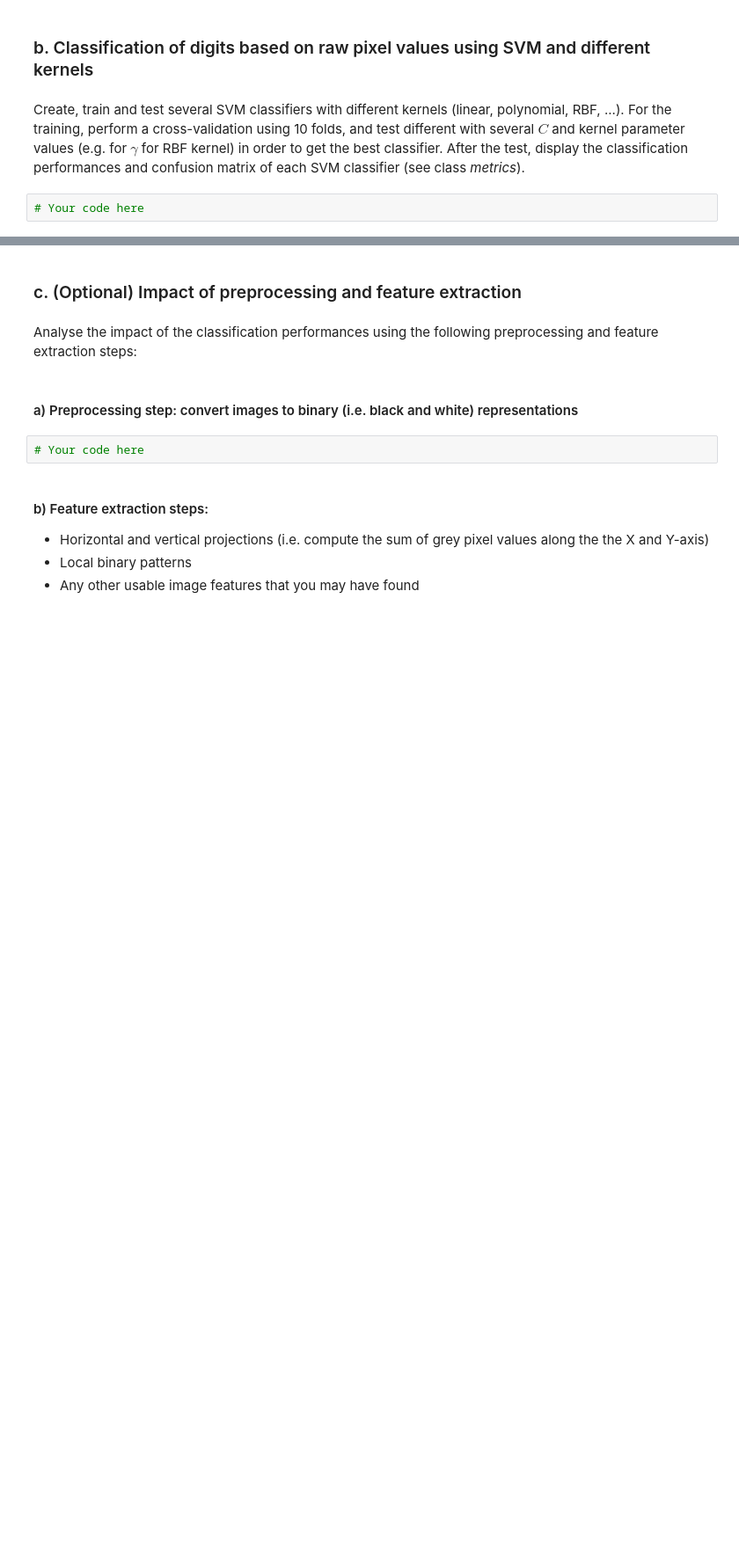
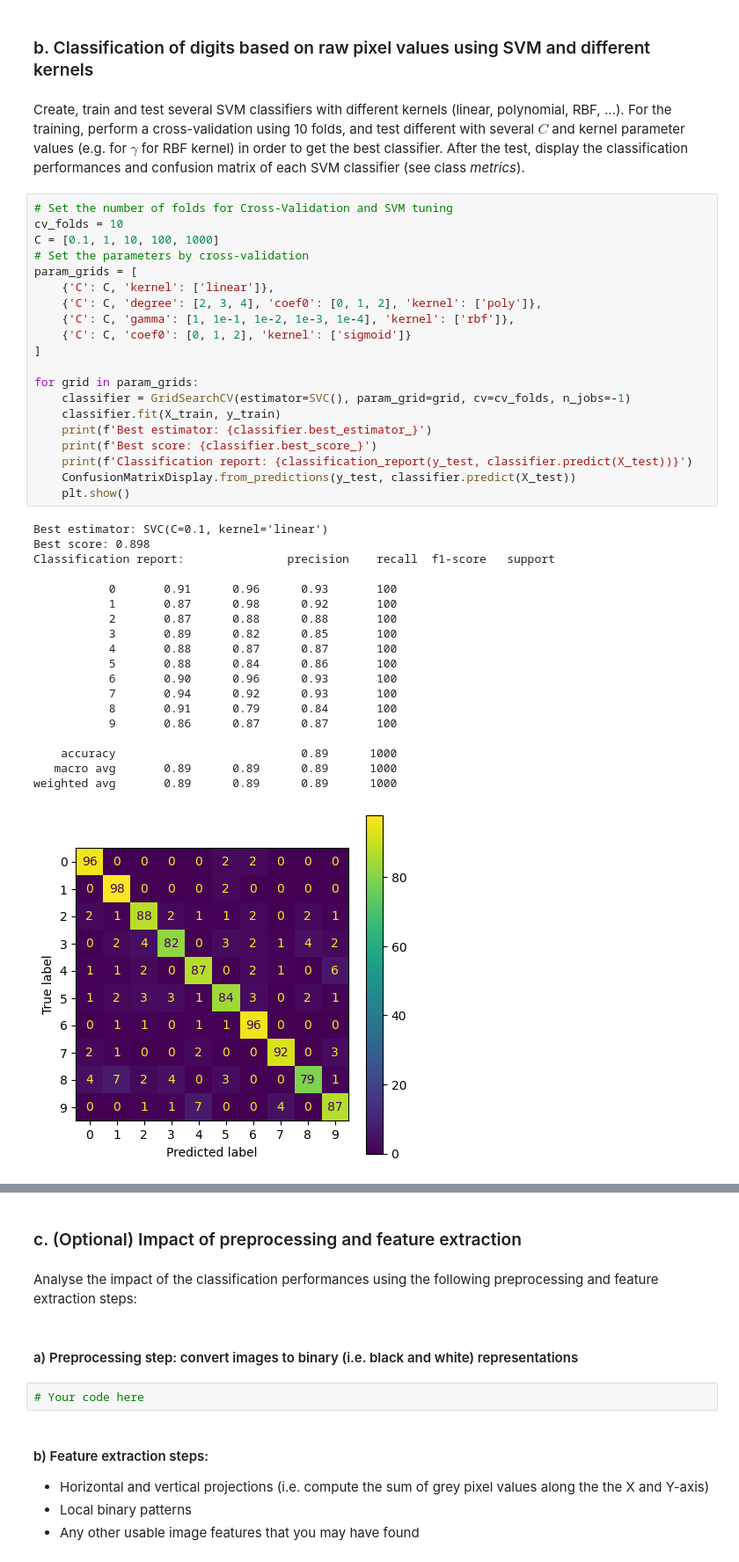
Before and after one commit to bastienvty/mse_machle, a Jupyter notebook: pw07/ex1-digit-classification/ex1-digit-classification-stud.ipynb, the cells around one changed output, grey strips where cells are left out. Shown at 88% size. Saved outputs shown, nothing was run; the diff lists cells and outputs as text; blank space fills up the shorter version.

```diff
--- a/pw07/ex1-digit-classification/ex1-digit-classification-stud.ipynb
+++ b/pw07/ex1-digit-classification/ex1-digit-classification-stud.ipynb
@@ -41,4 +115,42 @@ Test set: 10000
 # %% [markdown]
 Create, train and test several SVM classifiers with different kernels (linear, polynomial, RBF, ...). For the training, perform a cross-validation using 10 folds, and test different with several $C$ and kernel parameter values (e.g. for $\gamma$ for RBF kernel) in order to get the best classifier. After the test, display the classification performances and confusion matrix of each SVM classifier (see class _metrics_).
 # %%
-# Your code here
+# Set the number of folds for Cross-Validation and SVM tuning
+cv_folds = 10
+C = [0.1, 1, 10, 100, 1000]
+# Set the parameters by cross-validation
+param_grids = [
+    {'C': C, 'kernel': ['linear']},
+    {'C': C, 'degree': [2, 3, 4], 'coef0': [0, 1, 2], 'kernel': ['poly']},
+    {'C': C, 'gamma': [1, 1e-1, 1e-2, 1e-3, 1e-4], 'kernel': ['rbf']},
+    {'C': C, 'coef0': [0, 1, 2], 'kernel': ['sigmoid']}
+]
+
+for grid in param_grids:
+    classifier = GridSearchCV(estimator=SVC(), param_grid=grid, cv=cv_folds, n_jobs=-1)
+    classifier.fit(X_train, y_train)
+    print(f'Best estimator: {classifier.best_estimator_}')
+    print(f'Best score: {classifier.best_score_}')
+    print(f'Classification report: {classification_report(y_test, classifier.predict(X_test))}')
+    ConfusionMatrixDisplay.from_predictions(y_test, classifier.predict(X_test))
+    plt.show()
+# %% [output]
+Best estimator: SVC(C=0.1, kernel='linear')
+Best score: 0.898
+Classification report:               precision    recall  f1-score   support
+
+           0       0.91      0.96      0.93       100
+           1       0.87      0.98      0.92       100
+           2       0.87      0.88      0.88       100
+           3       0.89      0.82      0.85       100
+           4       0.88      0.87      0.87       100
+           5       0.88      0.84      0.86       100
+           6       0.90      0.96      0.93       100
+           7       0.94      0.92      0.93       100
+           8       0.91      0.79      0.84       100
+           9       0.86      0.87      0.87       100
+
+    accuracy                           0.89      1000
+   macro avg       0.89      0.89      0.89      1000
+weighted avg       0.89      0.89      0.89      1000
+[figure, added]
```
Also changed, not shown: parts of 8 cells of this notebook.
